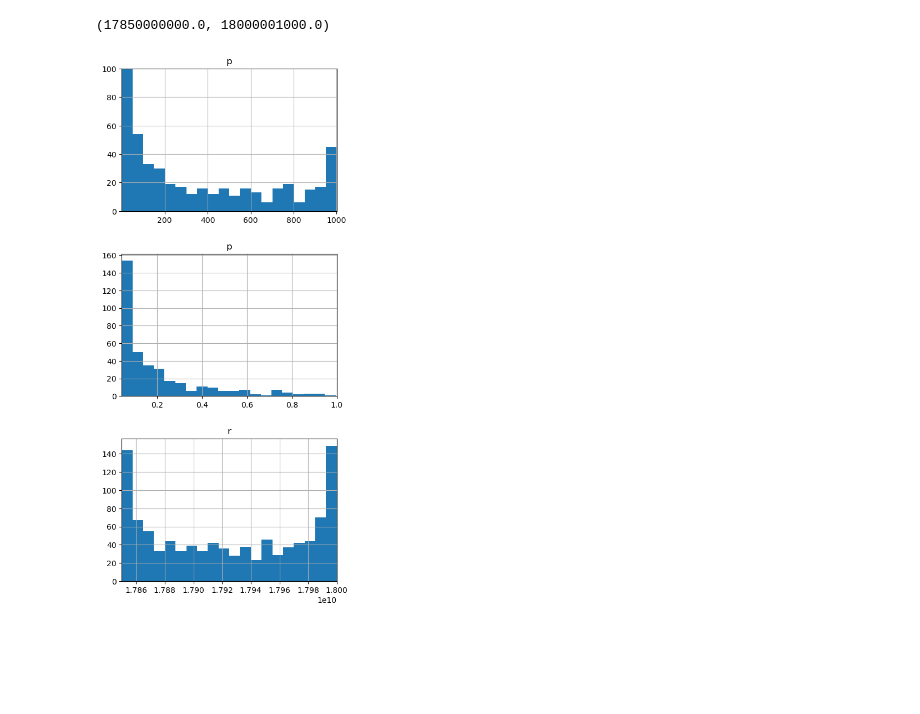
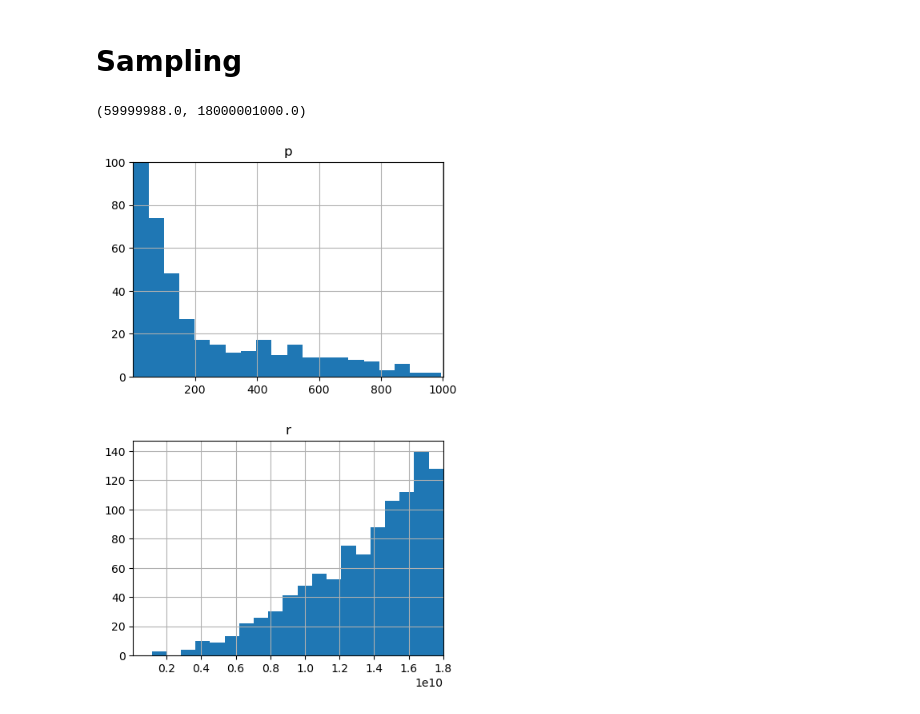
Before and after one commit to linneawolniewicz/pinns, a Jupyter notebook: data/sampling_sandbox.ipynb, the cells around one changed output. Drawn from its saved outputs; the diff is of its cells as text; code cells hidden in the pictures; blank space fills up the shorter version.

Commit message:
Debugged run_pinn.ipynb, and also implemented exponential sampling for r

```diff
--- a/data/sampling_sandbox.ipynb
+++ b/data/sampling_sandbox.ipynb
@@ -31,37 +22,54 @@ ub = np.array([p[-1], r[-1]], dtype='float32')
+# %%
+# Load data
+with open(DATA_PATH + '/f_boundary.pkl', 'rb') as file:
+    f_boundary = pkl.load(file)
+
+with open(DATA_PATH + '/p.pkl', 'rb') as file:
+    p = pkl.load(file)
+
+with open(DATA_PATH + '/T.pkl', 'rb') as file:
+    T = pkl.load(file)
+
+with open(DATA_PATH + '/r.pkl', 'rb') as file:
+    r = pkl.load(file)
+
+with open(DATA_PATH + '/P_predict.pkl', 'rb') as file:
+    P_predict = pkl.load(file)
+
+# Get upper and lower bounds
+lb = np.log(np.array([p[0], r[0]], dtype='float32'))
+ub = np.log(np.array([p[-1], r[-1]], dtype='float32'))
+f_bound = np.array([-34.54346331847909, 6.466899920699378], dtype='float32')
+size = len(f_boundary[:, 0])
 # %%
 batchsize = 1032
 boundary_batchsize = 512
 n_samples = 20000
+# %% [markdown]
+# Sampling
 # %%
 # Sample p and r according to a beta distribution between upper and lower bounds
-dist = tfd.Beta(0.5, 0.5)
+beta_dist = tfd.Beta(3, 1)
+uniform_dist = tfd.Uniform(0, 1)
 
-ub = np.log(ub)
-lb = np.log(lb)
-
-p = (dist.sample((batchsize, 1))*tfm.abs(ub[0] - lb[0])) + lb[0]
-r = (dist.sample((batchsize, 1))*tfm.abs(ub[1] - lb[1])) + lb[1]
+p = (uniform_dist.sample((batchsize, 1))*tfm.abs(ub[0] - lb[0])) + lb[0]
+r = (beta_dist.sample((batchsize, 1))*tfm.abs(np.exp(ub[1]) - np.exp(lb[1]))) + np.exp(lb[1])
 
 p = np.exp(p)
-r = np.exp(r)
 
 p = pd.DataFrame(p[:, 0], columns=['p'])
 r = pd.DataFrame(r[:, 0], columns=['r'])
 # %%
 # Visualize
-fig, axes = plt.subplots(3, figsize=(5, 12))
+fig, axes = plt.subplots(2, figsize=(5, 8))
 axes[0].set_title('p')
 p.hist(ax=axes[0], bins=20)
 axes[0].set_xlim(4.332436e-02, 1.00093756e+03)
 axes[0].set_ylim(0, 100)
 
-axes[1].set_title('p[p<1]')
-p[p['p']<1].hist(ax=axes[1], bins=20)
-axes[1].set_xlim(4.332436e-02, 1)
-
-axes[2].set_title('r')
-r.hist(ax=axes[2], bins=20)
-axes[2].set_xlim(1.785000e+10, 1.80000010e+10)
+axes[1].set_title('r')
+r.hist(ax=axes[1], bins=20)
+axes[1].set_xlim(5.9999988e+07, 1.80000010e+10)
 # %% [output]
-(17850000000.0, 18000001000.0)
+(59999988.0, 18000001000.0)
-[figure, old version]
+[figure, new version]
```
Also changed, not shown: parts of 5 cells of this notebook, 11 other files.
